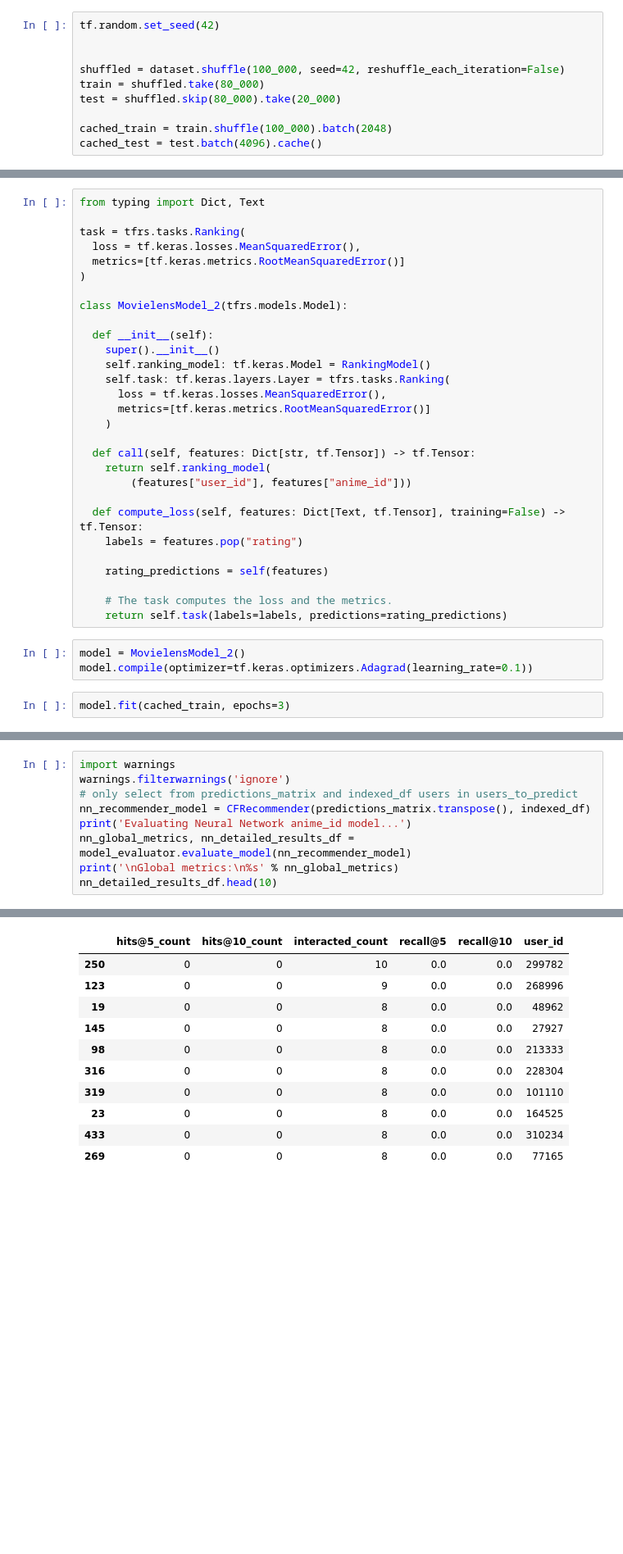
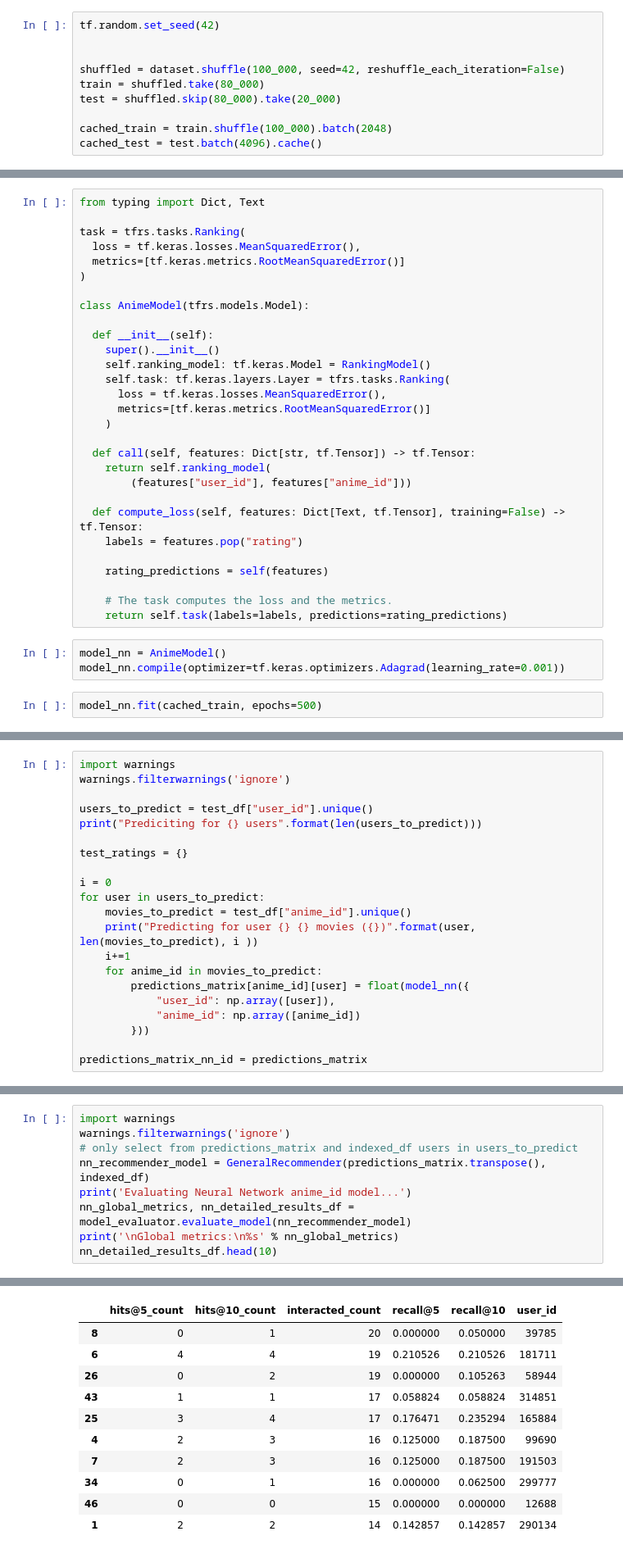
Before and after one commit to JoaoRodrigo99/AI---DM-ML, a Jupyter notebook: JR/anime_ratings__RS_101.ipynb, the cells around one changed output, grey strips where cells are left out. Shown at 82% size. Cells and saved outputs as stored; diff of their text form; blank space fills up the shorter version.

```diff
--- a/JR/anime_ratings__RS_101.ipynb
+++ b/JR/anime_ratings__RS_101.ipynb
@@ -1030,7 +910,7 @@ task = tfrs.tasks.Ranking(
   metrics=[tf.keras.metrics.RootMeanSquaredError()]
 )
 
-class MovielensModel_2(tfrs.models.Model):
+class AnimeModel(tfrs.models.Model):
 
   def __init__(self):
     super().__init__()
@@ -1052,8 +932,8 @@ class MovielensModel_2(tfrs.models.Model):
     # The task computes the loss and the metrics.
     return self.task(labels=labels, predictions=rating_predictions)
 # %%
-model = MovielensModel_2()
-model.compile(optimizer=tf.keras.optimizers.Adagrad(learning_rate=0.1))
+model_nn = AnimeModel()
+model_nn.compile(optimizer=tf.keras.optimizers.Adagrad(learning_rate=0.001))
 # %%
-model.fit(cached_train, epochs=3)
+model_nn.fit(cached_train, epochs=500)
 # %% [output]
@@ -1149,0 +989,21 @@ Ratings:
+# %%
+import warnings
+warnings.filterwarnings('ignore')
+
+users_to_predict = test_df["user_id"].unique()
+print("Prediciting for {} users".format(len(users_to_predict)))
+
+test_ratings = {}
+
+i = 0
+for user in users_to_predict:
+    movies_to_predict = test_df["anime_id"].unique()
+    print("Predicting for user {} {} movies ({})".format(user, len(movies_to_predict), i ))
+    i+=1
+    for anime_id in movies_to_predict:
+        predictions_matrix[anime_id][user] = float(model_nn({
+            "user_id": np.array([user]),
+            "anime_id": np.array([anime_id])
+        }))
+
+predictions_matrix_nn_id = predictions_matrix
@@ -1151,7 +1051,7 @@ Ratings:
 import warnings
 warnings.filterwarnings('ignore')
 # only select from predictions_matrix and indexed_df users in users_to_predict
-nn_recommender_model = CFRecommender(predictions_matrix.transpose(), indexed_df)
+nn_recommender_model = GeneralRecommender(predictions_matrix.transpose(), indexed_df)
 print('Evaluating Neural Network anime_id model...')
 nn_global_metrics, nn_detailed_results_df = model_evaluator.evaluate_model(nn_recommender_model)
 print('\nGlobal metrics:\n%s' % nn_global_metrics)
@@ -1171,11 +1065,11 @@ Global metrics:
 |  | hits@5_count | hits@10_count | interacted_count | recall@5 | recall@10 | user_id |
-| 250 | 0 | 0 | 10 | 0.0 | 0.0 | 299782 |
-| 123 | 0 | 0 | 9 | 0.0 | 0.0 | 268996 |
-| 19 | 0 | 0 | 8 | 0.0 | 0.0 | 48962 |
-| 145 | 0 | 0 | 8 | 0.0 | 0.0 | 27927 |
-| 98 | 0 | 0 | 8 | 0.0 | 0.0 | 213333 |
-| 316 | 0 | 0 | 8 | 0.0 | 0.0 | 228304 |
-| 319 | 0 | 0 | 8 | 0.0 | 0.0 | 101110 |
-| 23 | 0 | 0 | 8 | 0.0 | 0.0 | 164525 |
-| 433 | 0 | 0 | 8 | 0.0 | 0.0 | 310234 |
-| 269 | 0 | 0 | 8 | 0.0 | 0.0 | 77165 |
+| 8 | 0 | 1 | 20 | 0.000000 | 0.050000 | 39785 |
+| 6 | 4 | 4 | 19 | 0.210526 | 0.210526 | 181711 |
+| 26 | 0 | 2 | 19 | 0.000000 | 0.105263 | 58944 |
+| 43 | 1 | 1 | 17 | 0.058824 | 0.058824 | 314851 |
+| 25 | 3 | 4 | 17 | 0.176471 | 0.235294 | 165884 |
+| 4 | 2 | 3 | 16 | 0.125000 | 0.187500 | 99690 |
+| 7 | 2 | 3 | 16 | 0.125000 | 0.187500 | 191503 |
+| 34 | 0 | 1 | 16 | 0.000000 | 0.062500 | 299777 |
+| 46 | 0 | 0 | 15 | 0.000000 | 0.000000 | 12688 |
+| 1 | 2 | 2 | 14 | 0.142857 | 0.142857 | 290134 |
```
Also changed, not shown: parts of 82 cells of this notebook.
